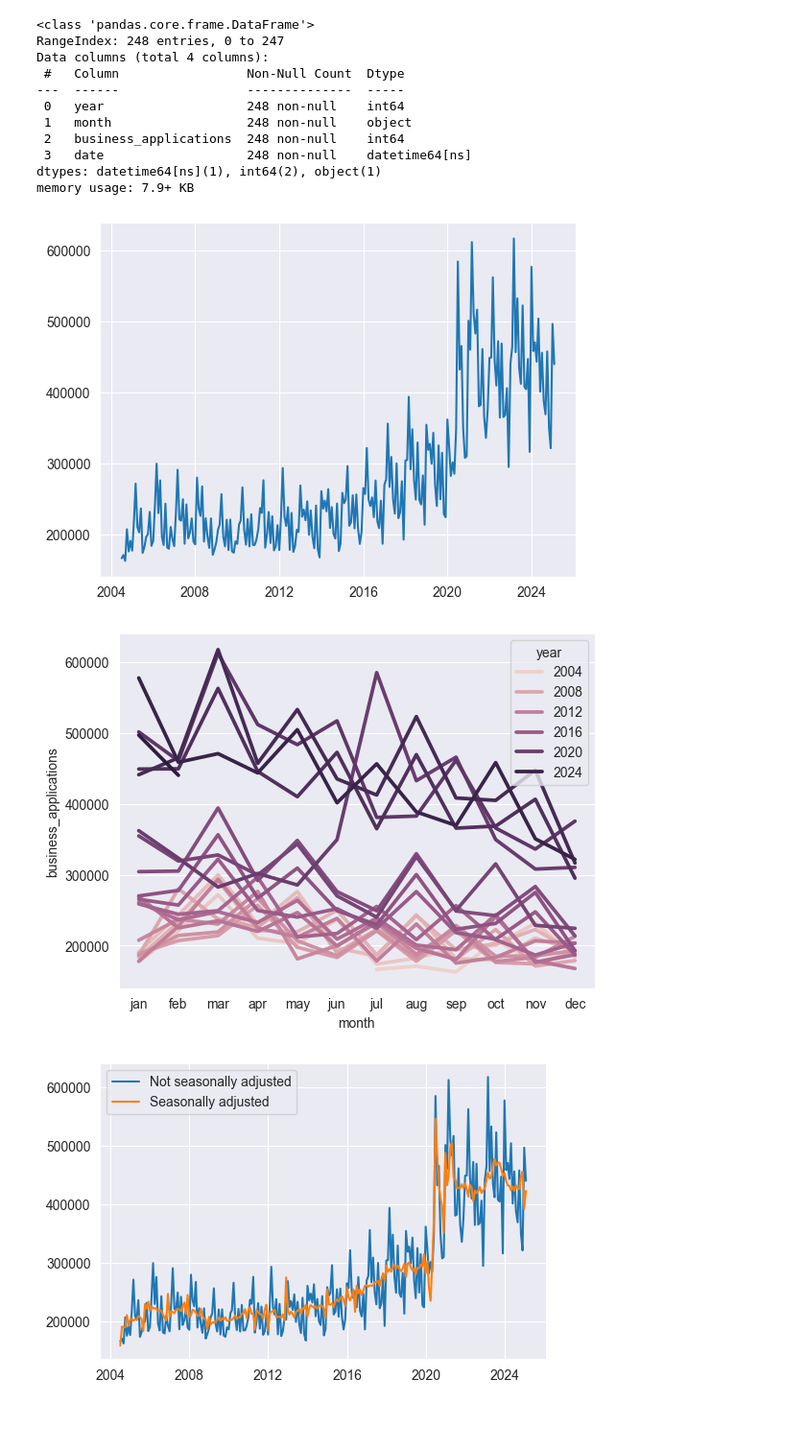
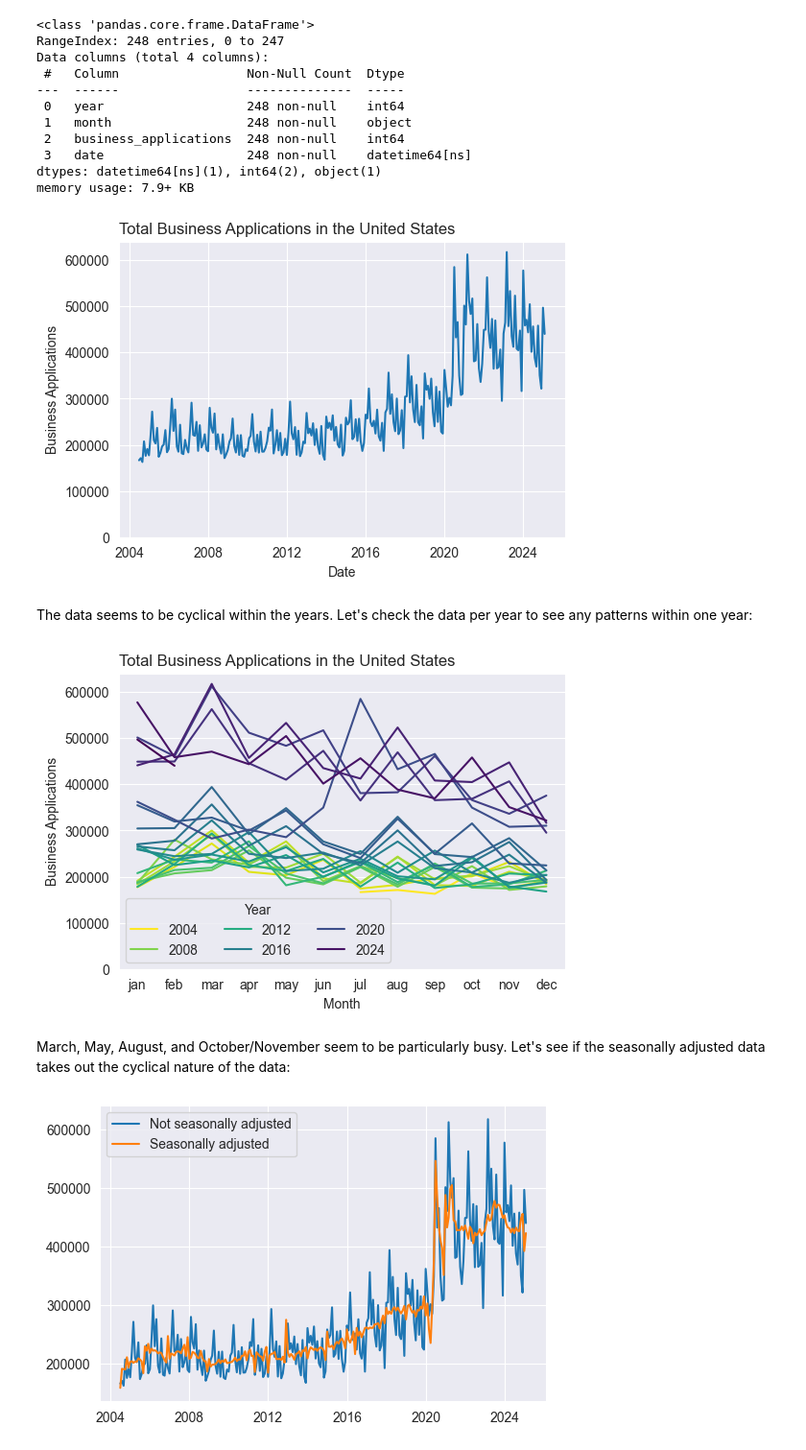
Before and after one commit to felix-r/udacity_intro_data_sci_project, a Jupyter notebook: analysis.ipynb, the cells around one changed output. Shown: that part at 96% size. Cells and saved outputs as stored; diff of their text form; code cells hidden in the pictures; blank space fills up the shorter version.

```diff
--- a/analysis.ipynb
+++ b/analysis.ipynb
@@ -152,20 +177,36 @@ Data columns (total 4 columns):
 dtypes: datetime64[ns](1), int64(2), object(1)
 memory usage: 7.9+ KB
 # %%
+fig, ax = plt.subplots(1, 1, figsize=(6,4))
 plt.plot(df_us_total['date'], df_us_total['business_applications'])
+
+plt.ylim(0)
+plt.xlabel("Date")
+plt.ylabel("Business Applications")
+plt.title("Total Business Applications in the United States", loc='left')
 plt.show()
 # %% [output]
-[figure, old version]
+[figure, new version]
+# %% [markdown]
+The data seems to be cyclical within the years. Let's check the data per year to see any patterns within one year:
 # %%
+fig, ax = plt.subplots(1, 1, figsize=(6,4))
 sns.pointplot(df_us_total, x='month', y='business_applications', hue='year',
               order=['jan', 'feb', 'mar', 'apr', 'may', 'jun', 'jul', 'aug', 'sep', 'oct', 'nov', 'dec'],
-              markersize=0,
+              palette='viridis_r',
+              markersize=0, lw=1.5,
               legend='auto',
-              #legend_out=True
               )
+plt.ylim(0)
+plt.xlabel("Month")
+plt.ylabel("Business Applications")
+plt.title("Total Business Applications in the United States", loc='left')
+plt.legend(title="Year", ncol=3, loc='lower left')
 plt.show()
 # %% [output]
-[figure, old version]
+[figure, new version]
+# %% [markdown]
+March, May, August, and October/November seem to be particularly busy. Let's see if the seasonally adjusted data takes out the cyclical nature of the data:
 # %%
 df_us_total_adj = get_time_series_dataframe(df, sa='A')
 # %%
```
Also changed, not shown: parts of 24 cells of this notebook.
